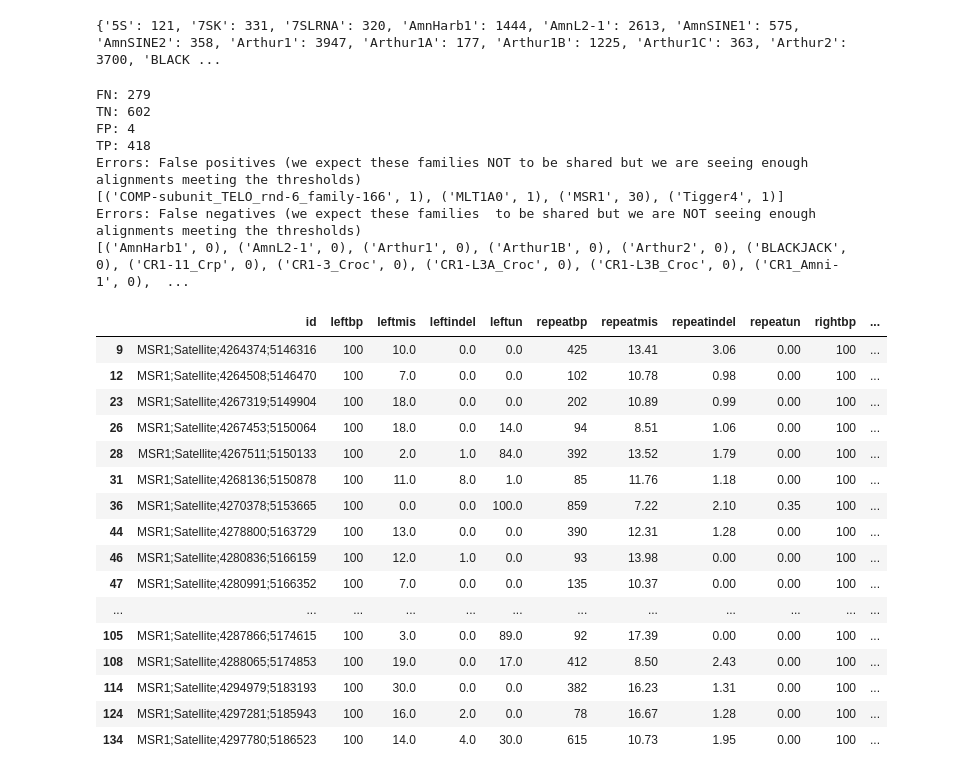
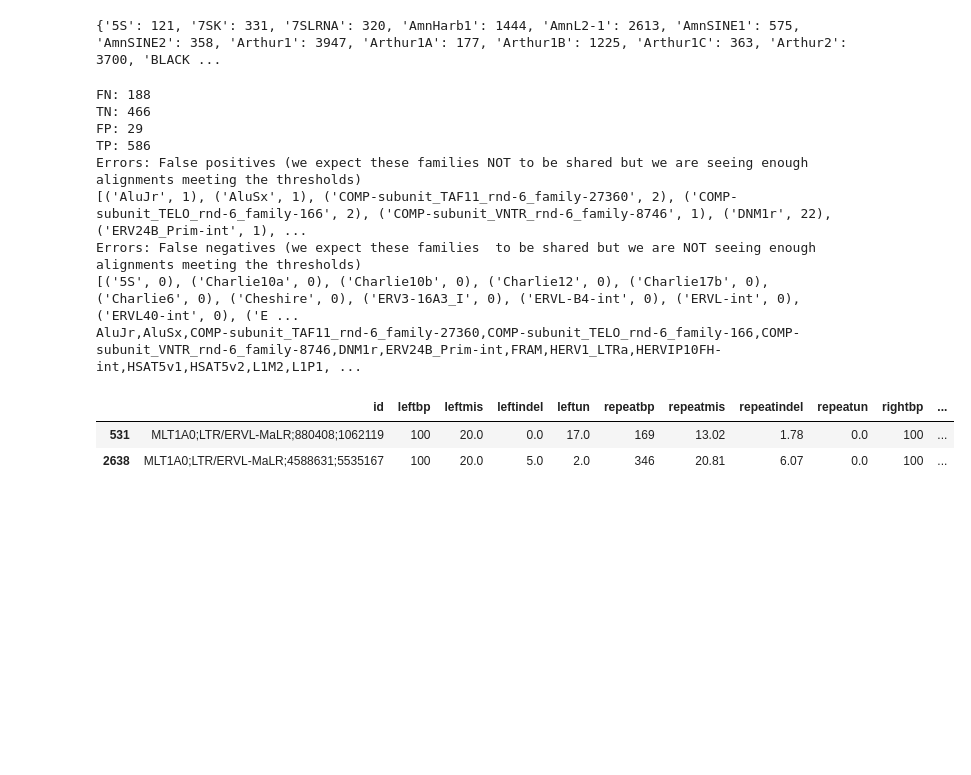
Before and after one commit to JuliaHolz/Syntenic-Repeat-Finder, a Jupyter notebook: scripts/detecting_shared_families.ipynb, the cells around one changed output. Saved outputs shown, nothing was run; the diff lists cells and outputs as text; code cells hidden in the pictures; blank space fills up the shorter version.

```diff
--- a/scripts/detecting_shared_families.ipynb
+++ b/scripts/detecting_shared_families.ipynb
@@ -66,43 +71,43 @@ human_family_lengths = [family['length'] for family in (human_response.json()['r
 # %%
 # match family names to Dfam's families (adding/subtracting suffixes where we need to to find a match)
-# we discard families that we can't match to the dfam results for either human or elephant
+# we discard families that we can't match to the dfam results for either target or query
 family_name_dict = {}
 shared_families_trimmed = []
 unshared_families_trimmed = []
 unidentified_families = []
 for family in families:
-    if family in elephant_families:
+    if family in query_families:
         family_name_dict[family] = family
         shared_families_trimmed.append(family)
-    elif family in human_families:
+    elif family in target_families:
         family_name_dict[family] = family
         unshared_families_trimmed.append(family)
     elif family[-4:] == "-int":
         trimmed_family = family[:-4]
-        if trimmed_family in elephant_families:
+        if trimmed_family in query_families:
             family_name_dict[family] = trimmed_family
             shared_families_trimmed.append(family)
-        elif trimmed_family in human_families:
+        elif trimmed_family in target_families:
             family_name_dict[family] = trimmed_family
             unshared_families_trimmed.append(family)
         else:
             print(family)
-    elif family+"_orf2" in elephant_families:
+    elif family+"_orf2" in query_families:
         family_name_dict[family] = family+"_orf2"
         shared_families_trimmed.append(family)
-    elif family+"_3end" in elephant_families:
+    elif family+"_3end" in query_families:
         family_name_dict[family] = family+"_3end"
         shared_families_trimmed.append(family)
-    elif family+"_5end" in elephant_families:
+    elif family+"_5end" in query_families:
         family_name_dict[family] = family+"_5end"
         shared_families_trimmed.append(family)
-    elif family+"_orf2" in human_families:
+    elif family+"_orf2" in target_families:
         family_name_dict[family] = family+"_orf2"
         unshared_families_trimmed.append(family)
-    elif family+"_3end" in human_families:
+    elif family+"_3end" in target_families:
         family_name_dict[family] = family+"_3end"
         unshared_families_trimmed.append(family)
-    elif family+"_5end" in human_families:
+    elif family+"_5end" in target_families:
         family_name_dict[family] = family+"_5end"
         unshared_families_trimmed.append(family)
     else:
@@ -120,11 +125,11 @@ unshared_families_trimmed = unshared_families_trimmed + unshared_unidentified_fa
 #create a dictionary of lengths of the families so we can use this in our thresholding
 lengthdict = {}
 for family in shared_families_trimmed:
-    idx = elephant_families.index(family_name_dict[family])
-    lengthdict[family] = elephant_family_lengths[idx]
+    idx = query_families.index(family_name_dict[family])
+    lengthdict[family] = query_family_lengths[idx]
 for family in unshared_families_trimmed:
-    idx = human_families.index(family_name_dict[family])
-    lengthdict[family] = human_family_lengths[idx]
+    idx = target_families.index(family_name_dict[family])
+    lengthdict[family] = target_family_lengths[idx]
 print(lengthdict)
 # %% [output]
 {'5S': 121, '7SK': 331, '7SLRNA': 320, 'AmnHarb1': 1444, 'AmnL2-1': 2613, 'AmnSINE1': 575, 'AmnSINE2': 358, 'Arthur1': 3947, 'Arthur1A': 177, 'Arthur1B': 1225, 'Arthur1C': 363, 'Arthur2': 3700, 'BLACK ...
@@ -136,9 +141,11 @@ for family in families:
 # %%
 #Set the thresholds for the alignment
 #max_repeat_nonmatch is the maximum percentage of basepairs of the target we allow to be unmatched (deleted, mismatched or excluded from the alignment) within the repeat
-max_repeat_nonmatch = 20.0
+max_repeat_nonmatch = 30.0
 #max_side_nonmatch is the maximum percentage of basepairs of the target we allow to be unmatched on both sides of the repeat (ie at least one side must have less than this threshold unmatched)
 max_side_nonmatch = 50.0
+#length cap is the length at or above which we consider an alignment to meet the length threshold regardless of the expected length
+length_cap = 300
 #fraction of full length is the fraction of the whole length of the repeat that the repeat identified by repeatmasker that the repeat must span
 fraction_of_full_length = 0.5
 #create a dictionary that stores the number of repeat instances meeting these thresholds for each family
@@ -147,7 +154,7 @@ for family in shared_families_trimmed + unshared_families_trimmed:
     family_coverage = coverage_dataframes[family]
 
     repeat_threshold = (family_coverage["repeatindel"] + family_coverage["repeatun"] + family_coverage["repeatmis"] <= max_repeat_nonmatch)
-    length_threshold = (family_coverage["repeatbp"]>=fraction_of_full_length*lengthdict[family] )
+    length_threshold = (family_coverage["repeatbp"]>= min(length_cap,fraction_of_full_length*lengthdict[family_name]) )
     left_threshold = (family_coverage["leftindel"] + family_coverage["leftun"] + family_coverage["leftmis"] <= max_side_nonmatch)
     right_threshold = (family_coverage["rightindel"] + family_coverage["rightun"] + family_coverage["rightmis"] <= max_side_nonmatch)
     qualifying_rows = family_coverage.loc[ repeat_threshold & length_threshold &  (left_threshold|right_threshold)]
@@ -180,46 +187,36 @@ print("Errors: False positives (we expect these families NOT to be shared but we
 print(false_positives)
 print("Errors: False negatives (we expect these families  to be shared but we are NOT seeing enough alignments meeting the thresholds)")
 print(false_negatives)
+
+for false_positive in false_positives:
+    print(false_positive[0], end=",")
 # %% [output]
-FN: 279
-TN: 602
-FP: 4
-TP: 418
+FN: 188
+TN: 466
+FP: 29
+TP: 586
 Errors: False positives (we expect these families NOT to be shared but we are seeing enough alignments meeting the thresholds)
-[('COMP-subunit_TELO_rnd-6_family-166', 1), ('MLT1A0', 1), ('MSR1', 30), ('Tigger4', 1)]
+[('AluJr', 1), ('AluSx', 1), ('COMP-subunit_TAF11_rnd-6_family-27360', 2), ('COMP-subunit_TELO_rnd-6_family-166', 2), ('COMP-subunit_VNTR_rnd-6_family-8746', 1), ('DNM1r', 22), ('ERV24B_Prim-int', 1), ...
 Errors: False negatives (we expect these families  to be shared but we are NOT seeing enough alignments meeting the thresholds)
-[('AmnHarb1', 0), ('AmnL2-1', 0), ('Arthur1', 0), ('Arthur1B', 0), ('Arthur2', 0), ('BLACKJACK', 0), ('CR1-11_Crp', 0), ('CR1-3_Croc', 0), ('CR1-L3A_Croc', 0), ('CR1-L3B_Croc', 0), ('CR1_Amni-1', 0),  ...
+[('5S', 0), ('Charlie10a', 0), ('Charlie10b', 0), ('Charlie12', 0), ('Charlie17b', 0), ('Charlie6', 0), ('Cheshire', 0), ('ERV3-16A3_I', 0), ('ERVL-B4-int', 0), ('ERVL-int', 0), ('ERVL40-int', 0), ('E ...
+AluJr,AluSx,COMP-subunit_TAF11_rnd-6_family-27360,COMP-subunit_TELO_rnd-6_family-166,COMP-subunit_VNTR_rnd-6_family-8746,DNM1r,ERV24B_Prim-int,FRAM,HERV1_LTRa,HERVIP10FH-int,HSAT5v1,HSAT5v2,L1M2,L1P1, ...
 # %%
-#code that fetches the csv rows of the alignments that are qualifying it according to our thresholds (useful for looking at false positives
+#code that fetches the csv rows of the alignments that are qualifying it according to our thresholds (useful for looking at false positives)
 #can change family_name to look at different families
-family_name = "MSR1"
+family_name = "MLT1A0"
 family_coverage = coverage_dataframes[family_name]
 repeat_threshold = (family_coverage["repeatindel"] + family_coverage["repeatun"] + family_coverage["repeatmis"] <= max_repeat_nonmatch)
 length_threshold = (family_coverage["repeatbp"]>=fraction_of_full_length*lengthdict[family])
 left_threshold = (family_coverage["leftindel"] + family_coverage["leftun"] + family_coverage["leftmis"] <= max_side_nonmatch)
 right_threshold = (family_coverage["rightindel"] + family_coverage["rightun"] + family_coverage["rightmis"] <= max_side_nonmatch)
 qualifying_rows = family_coverage.loc[ repeat_threshold & length_threshold &  (left_threshold|right_threshold)]
 num_meeting_requirement[family] = len(qualifying_rows.index)
 
 qualifying_rows
 # %% [output]
 |  | id | leftbp | leftmis | leftindel | leftun | repeatbp | repeatmis | repeatindel | repeatun | rightbp | ... |
-| 9 | MSR1;Satellite;4264374;5146316 | 100 | 10.0 | 0.0 | 0.0 | 425 | 13.41 | 3.06 | 0.00 | 100 | ... |
-| 12 | MSR1;Satellite;4264508;5146470 | 100 | 7.0 | 0.0 | 0.0 | 102 | 10.78 | 0.98 | 0.00 | 100 | ... |
-| 23 | MSR1;Satellite;4267319;5149904 | 100 | 18.0 | 0.0 | 0.0 | 202 | 10.89 | 0.99 | 0.00 | 100 | ... |
-| 26 | MSR1;Satellite;4267453;5150064 | 100 | 18.0 | 0.0 | 14.0 | 94 | 8.51 | 1.06 | 0.00 | 100 | ... |
-| 28 | MSR1;Satellite;4267511;5150133 | 100 | 2.0 | 1.0 | 84.0 | 392 | 13.52 | 1.79 | 0.00 | 100 | ... |
-| 31 | MSR1;Satellite;4268136;5150878 | 100 | 11.0 | 8.0 | 1.0 | 85 | 11.76 | 1.18 | 0.00 | 100 | ... |
-| 36 | MSR1;Satellite;4270378;5153665 | 100 | 0.0 | 0.0 | 100.0 | 859 | 7.22 | 2.10 | 0.35 | 100 | ... |
-| 44 | MSR1;Satellite;4278800;5163729 | 100 | 13.0 | 0.0 | 0.0 | 390 | 12.31 | 1.28 | 0.00 | 100 | ... |
-| 46 | MSR1;Satellite;4280836;5166159 | 100 | 12.0 | 1.0 | 0.0 | 93 | 13.98 | 0.00 | 0.00 | 100 | ... |
-| 47 | MSR1;Satellite;4280991;5166352 | 100 | 7.0 | 0.0 | 0.0 | 135 | 10.37 | 0.00 | 0.00 | 100 | ... |
-| ... | ... | ... | ... | ... | ... | ... | ... | ... | ... | ... | ... |
-| 105 | MSR1;Satellite;4287866;5174615 | 100 | 3.0 | 0.0 | 89.0 | 92 | 17.39 | 0.00 | 0.00 | 100 | ... |
-| 108 | MSR1;Satellite;4288065;5174853 | 100 | 19.0 | 0.0 | 17.0 | 412 | 8.50 | 2.43 | 0.00 | 100 | ... |
-| 114 | MSR1;Satellite;4294979;5183193 | 100 | 30.0 | 0.0 | 0.0 | 382 | 16.23 | 1.31 | 0.00 | 100 | ... |
-| 124 | MSR1;Satellite;4297281;5185943 | 100 | 16.0 | 2.0 | 0.0 | 78 | 16.67 | 1.28 | 0.00 | 100 | ... |
-| 134 | MSR1;Satellite;4297780;5186523 | 100 | 14.0 | 4.0 | 30.0 | 615 | 10.73 | 1.95 | 0.00 | 100 | ... |
+| 531 | MLT1A0;LTR/ERVL-MaLR;880408;1062119 | 100 | 20.0 | 0.0 | 17.0 | 169 | 13.02 | 1.78 | 0.0 | 100 | ... |
+| 2638 | MLT1A0;LTR/ERVL-MaLR;4588631;5535167 | 100 | 20.0 | 5.0 | 2.0 | 346 | 20.81 | 6.07 | 0.0 | 100 | ... |
 # %%
 #calculate the number of alignments we did/repeats that make it through our filters for each repeat
 num_csv_entries_dict = {}
```
Also changed, not shown: parts of 9 cells of this notebook, 4 other files.
